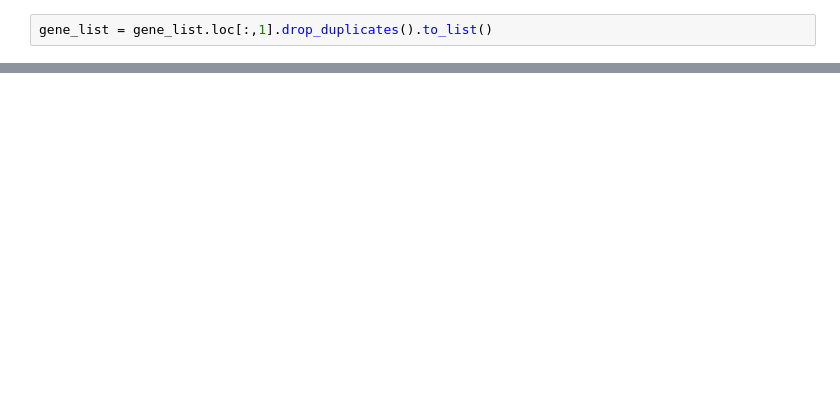
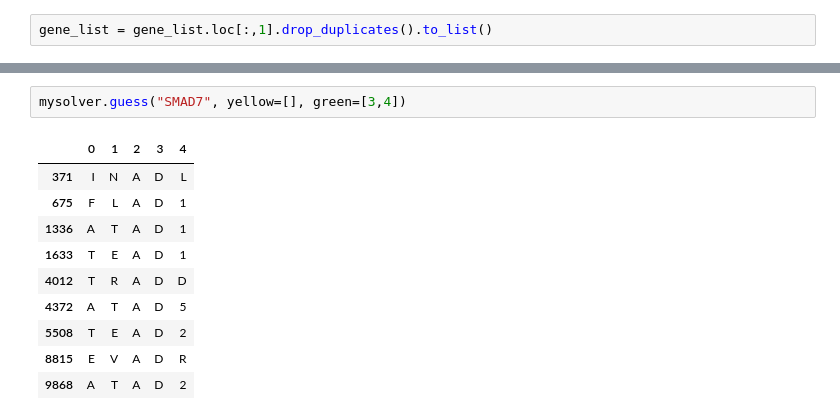
Before and after one commit to ajveltri22/genele_solver, a Jupyter notebook: genele_solver.ipynb, the cells around one changed output, grey strips where cells are left out. Cells and saved outputs as stored; diff of their text form; blank space fills up the shorter version.

```diff
--- a/genele_solver.ipynb
+++ b/genele_solver.ipynb
@@ -102,0 +133,13 @@ mysolver.guess("MXRA8", yellow=[4], green=[3])
+# %%
+mysolver.guess("SMAD7", yellow=[], green=[3,4])
+# %% [output]
+|  | 0 | 1 | 2 | 3 | 4 |
+| 371 | I | N | A | D | L |
+| 675 | F | L | A | D | 1 |
+| 1336 | A | T | A | D | 1 |
+| 1633 | T | E | A | D | 1 |
+| 4012 | T | R | A | D | D |
+| 4372 | A | T | A | D | 5 |
+| 5508 | T | E | A | D | 2 |
+| 8815 | E | V | A | D | R |
+| 9868 | A | T | A | D | 2 |
```
Also changed, not shown: parts of 11 cells of this notebook, 1 other file.
